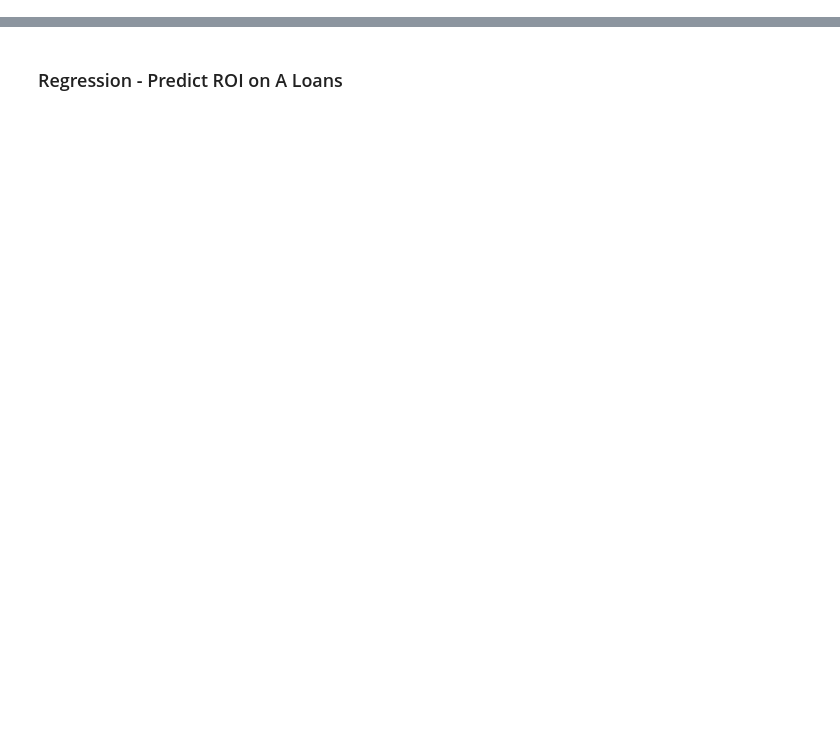
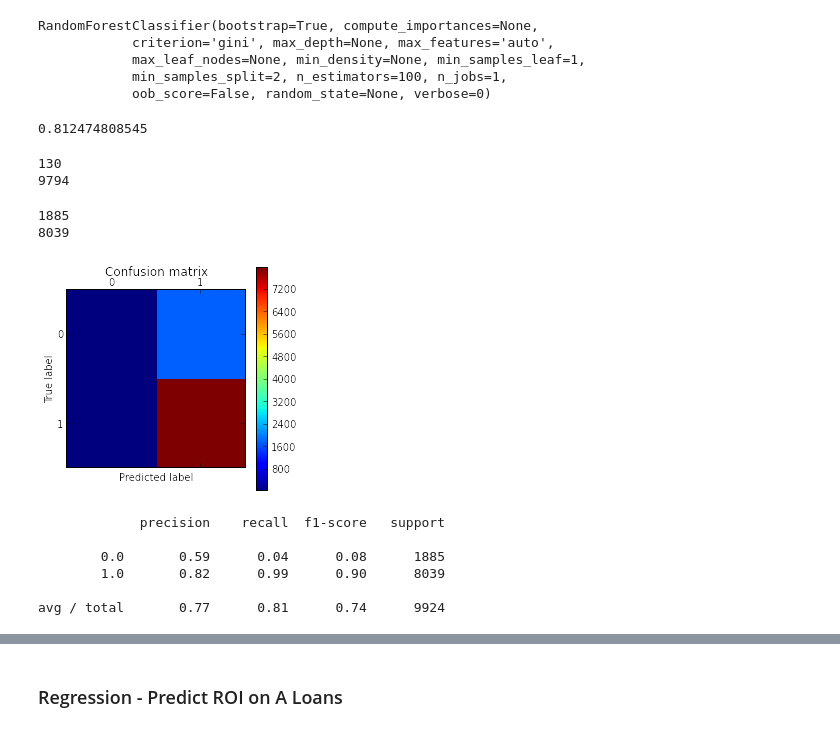
Before and after one commit to abradle2/LendingLounge, a Jupyter notebook: test.ipynb, the cells around one changed output, grey strips where cells are left out. Saved outputs shown, nothing was run; the diff lists cells and outputs as text; code cells hidden in the pictures; blank space fills up the shorter version.

```diff
--- a/test.ipynb
+++ b/test.ipynb
@@ -44,0 +58,6 @@ loanData['roi'] = (loanData['total_pymnt']-loanData['funded_amnt'])/loanData['fu
+# %%
+pca = PCA(n_components=20)
+X_train = pca.fit_transform(X_train)
+print "Reduced data down to ", pca.n_components_, " dimensions: "
+print "Transforming test data ..."
+X_test = pca.transform(X_test)
@@ -44,0 +124,48 @@ loanData['roi'] = (loanData['total_pymnt']-loanData['funded_amnt'])/loanData['fu
+# %%
+clf = RandomForestClassifier(n_estimators=100)
+# %%
+clf.fit(X_train, y_train)
+# %% [output]
+RandomForestClassifier(bootstrap=True, compute_importances=None,
+            criterion='gini', max_depth=None, max_features='auto',
+            max_leaf_nodes=None, min_density=None, min_samples_leaf=1,
+            min_samples_split=2, n_estimators=100, n_jobs=1,
+            oob_score=False, random_state=None, verbose=0)
+# %%
+score = clf.score(X_test, y_test)
+print score
+# %% [output]
+0.812474808545
+# %%
+prediction = clf.predict(X_test)
+# %%
+print np.sum(prediction == 0)
+print np.sum(prediction == 1)
+# %% [output]
+130
+9794
+# %%
+print np.sum(y_test == 0)
+print np.sum(y_test == 1)
+# %% [output]
+1885
+8039
+# %%
+cm = confusion_matrix(y_test, prediction)
+plt.matshow(cm)
+plt.title('Confusion matrix')
+plt.colorbar()
+plt.ylabel('True label')
+plt.xlabel('Predicted label')
+plt.show()
+# %% [output]
+[figure, added]
+# %%
+print classification_report(y_test, prediction)
+# %% [output]
+             precision    recall  f1-score   support
+
+        0.0       0.59      0.04      0.08      1885
+        1.0       0.82      0.99      0.90      8039
+
+avg / total       0.77      0.81      0.74      9924
```
Also changed, not shown: parts of 37 cells of this notebook, 17 other files.
